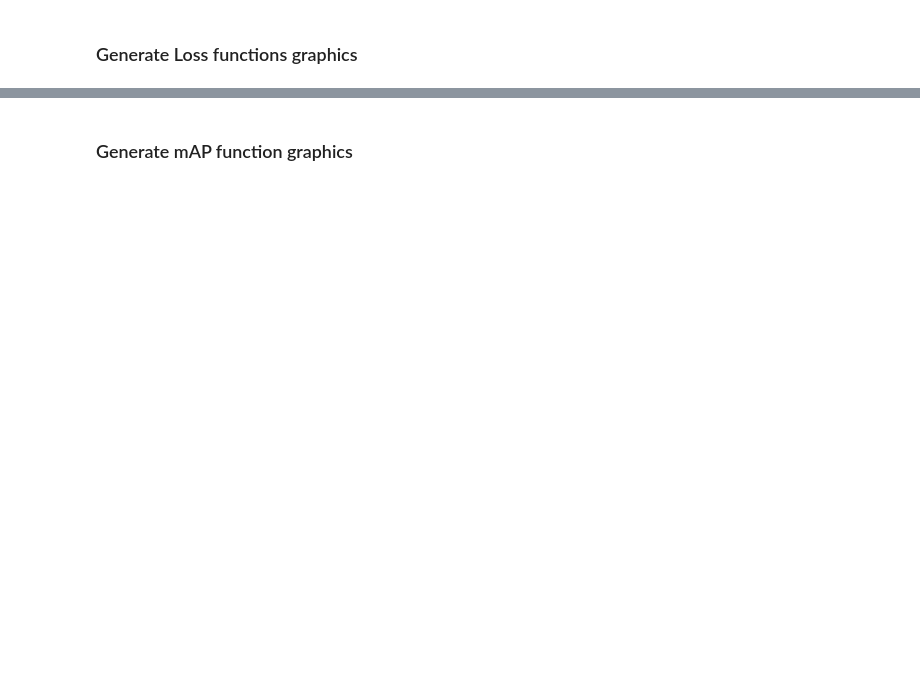
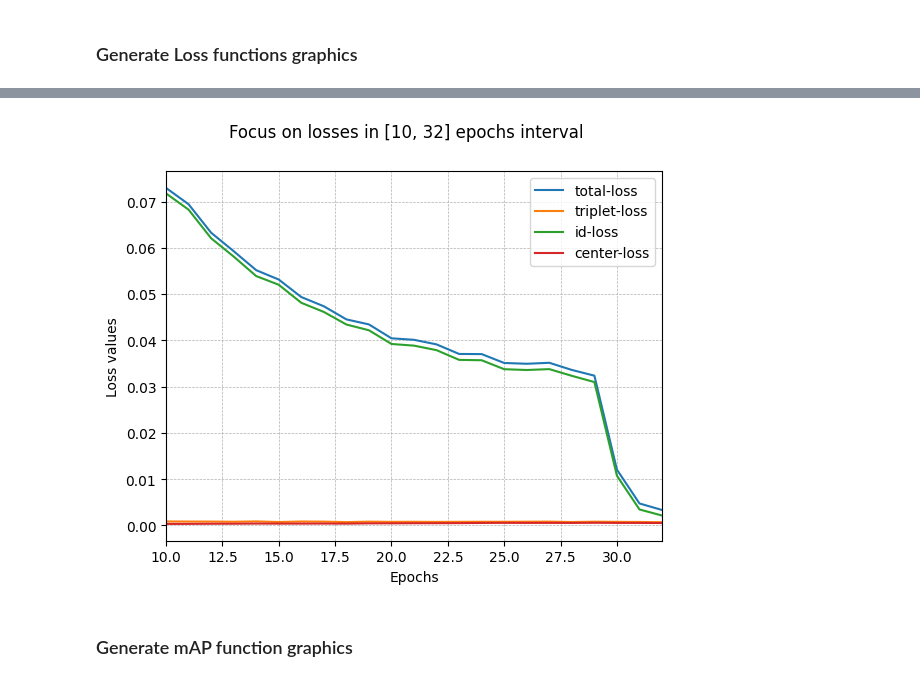
Before and after one commit to martinellop/People-Analysis, a Jupyter notebook: ReID/deep/graphics.ipynb, the cells around one changed output, grey strips where cells are left out. Saved outputs shown, nothing was run; the diff lists cells and outputs as text; code cells hidden in the pictures; blank space fills up the shorter version.

```diff
--- a/ReID/deep/graphics.ipynb
+++ b/ReID/deep/graphics.ipynb
@@ -40,3 +55,39 @@ plt.show()
+# %%
+# In case you want a plot of losses limited to an interval of epochs:
+
+# to be set following your preferences
+min_epoch = 10  # inclusive, -1 means no bound
+max_epoch = -1  # inclusive, -1 means no bound
+
+
+
+
+total_loss_data = results_history['total-loss']
+if min_epoch < 0:
+    min_epoch = 0
+if max_epoch < 0:
+    max_epoch = len(total_loss_data)
+else:
+    max_epoch +=1
+x_range = [i for i in range(min_epoch, max_epoch)]
+fig, ax = plt.subplots(1,1)
+fig.suptitle(f"Focus on losses in [{min_epoch}, {max_epoch-1}] epochs interval")
+
+for k in results_history.keys():
+    if not k.endswith("loss"):
+        continue
+    ax.plot(x_range, results_history[k][min_epoch:max_epoch], label=k)
+ax.legend(loc='upper right')
+ax.set_xlabel("Epochs")
+ax.set_ylabel("Loss values")
+ax.set_yscale("linear")
+ax.set_xlim((min_epoch, max_epoch-1))
+plt.grid(linestyle = '--', linewidth = 0.5)
+if save_graphics:
+    plt.savefig(os.path.join(res_dir, "losses_graph_focus.jpg"))
+plt.show()
+# %% [output]
+[figure, added]
 # %% [markdown]
 ### Generate mAP function graphics
 # %%
```
Also changed, not shown: parts of 8 cells of this notebook, 9 other files.
